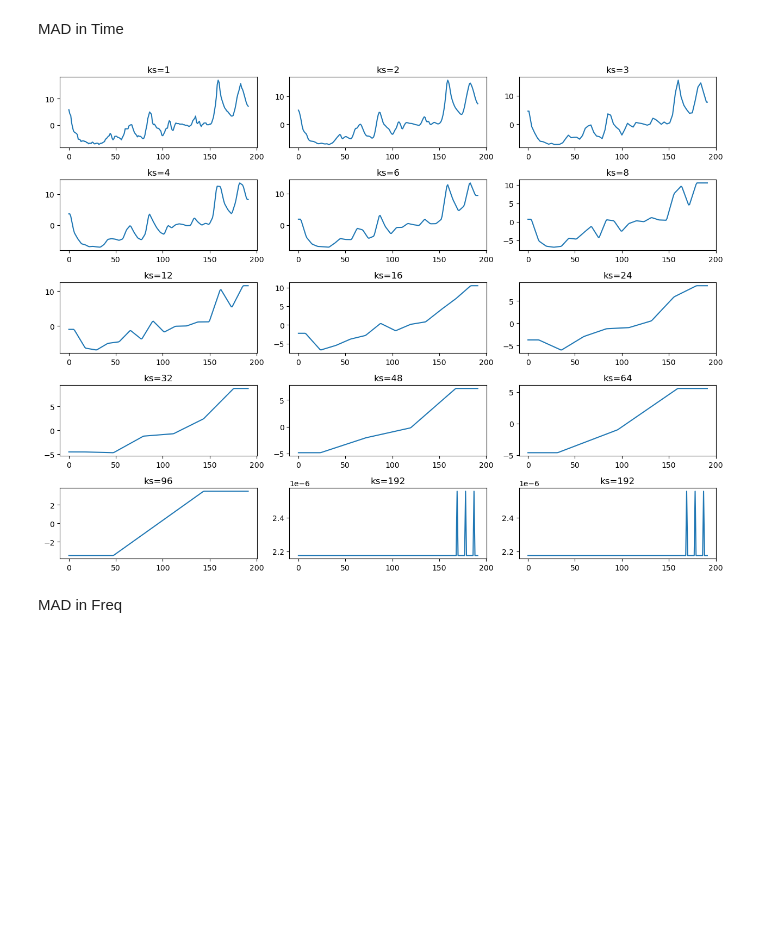
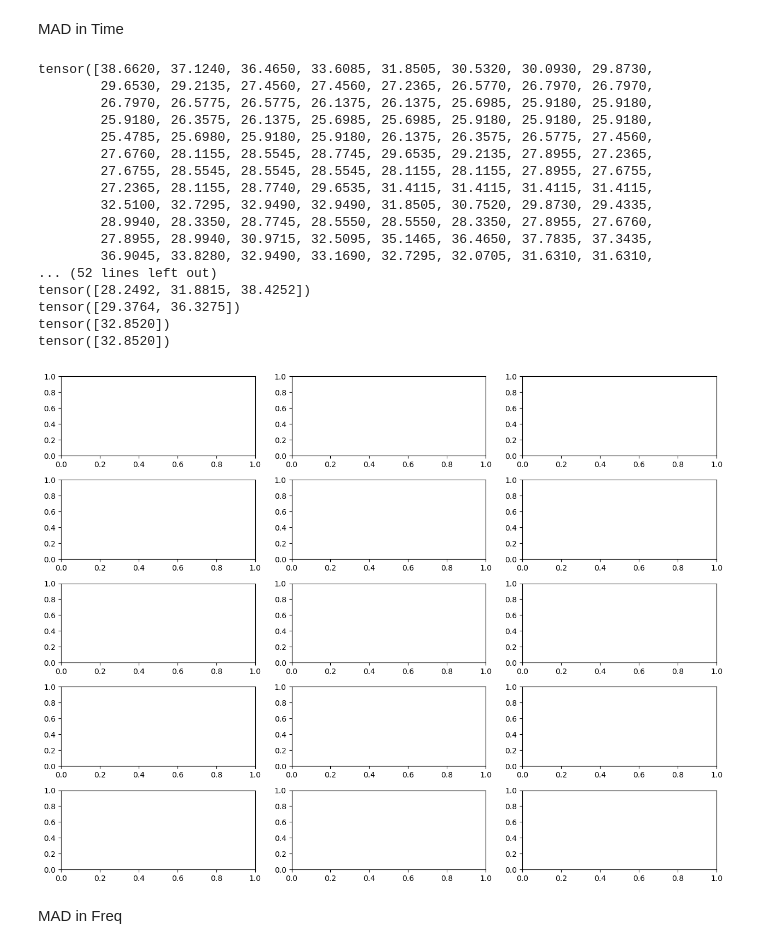
Before and after one commit to WillWang1113/Moving-Average-Diffusion, a Jupyter notebook: notebooks/degrade_fn.ipynb, the cells around one changed output. Saved outputs shown, nothing was run; the diff lists cells and outputs as text; code cells hidden in the pictures; blank space fills up the shorter version.

```diff
--- a/notebooks/degrade_fn.ipynb
+++ b/notebooks/degrade_fn.ipynb
@@ -63,33 +63,66 @@ MAD in Time
 # %%
 ks = [1] + get_factors(seq_len) + [seq_len]
 # ks = list(range(2, seq_len+1))
 real_steps = list(range(2, seq_len+1))
 fig, axs = plt.subplots(ceil(len(ks) / 3), 3, figsize=[6.4*2, 4.8*2])
 axs = axs.flatten()
 # betas = torch.load("/home/user/data/FrequencyDiffusion/savings/etth2_192_S/stdschedule_norm_True.pt")
 # betas = torch.sqrt(1-betas**2).float()
 raw_ = torch.from_numpy(df.values).reshape(1, -1, 1).float()
-mean = torch.mean(raw_, dim=1, keepdim=True)
-stdev = torch.sqrt(torch.var(raw_, dim=1, keepdim=True, unbiased=False) + 1e-6)
-x_norm = (raw_ - mean)
+# mean = torch.mean(raw_, dim=1, keepdim=True)
+# stdev = torch.sqrt(torch.var(raw_, dim=1, keepdim=True, unbiased=False) + 1e-6)
+# print(stdev)
+x_norm = raw_
+# x_norm = (raw_ - mean)
+# std_orig = torch.sqrt(torch.var(x_norm, dim=1, keepdim=True, unbiased=False) + 1e-6)
 
 for i, k in enumerate(ks):
-    mat = MovingAvgTime(k, seq_length=seq_len, stride=k)
+    mat = MovingAvgTime(k, seq_length=seq_len, stride=1)
     filtered_ = mat(x_norm)
+    filtered_ = torch.nn.functional.interpolate(
+                filtered_.permute(0, 2, 1),
+                size=seq_len - k + 1,
+                mode="nearest-exact",
+            )
+    filtered_ = filtered_[..., :: k].permute(0, 2, 1)
+
+    print(filtered_.flatten())
+    std_new = torch.sqrt(torch.var(filtered_, dim=1, keepdim=True, unbiased=False) + 1e-6)
+    # ratio = std_new / std_orig
+    # print(ratio)
+    # noisy_x = filtered_ + torch.sqrt(1 - ratio ** 2) * torch.randn_like(filtered_)
+    # std_noisy_x = torch.sqrt(torch.var(noisy_x, dim=1, keepdim=True, unbiased=False) + 1e-6)
     # filtered_ = torch.nn.functional.interpolate(
     #             filtered_.permute(0, 2, 1),
     #             size=288 - k + 1, mode='nearest-exact'
     #         )[..., :: k]
     if i > 0:
         noise = 0
         # noise = torch.randn_like(filtered_.flatten()) * betas[real_steps.index(k)]
     else:
         noise = 0
-    axs[i].plot(filtered_.flatten() + noise)
-    axs[i].set_title(f"ks={k}")
+    # axs[i].plot(noisy_x.flatten())
+    # axs[i].set_title(f"ks={k}")
 fig.tight_layout()
 # %% [output]
+tensor([38.6620, 37.1240, 36.4650, 33.6085, 31.8505, 30.5320, 30.0930, 29.8730,
+        29.6530, 29.2135, 27.4560, 27.4560, 27.2365, 26.5770, 26.7970, 26.7970,
+        26.7970, 26.5775, 26.5775, 26.1375, 26.1375, 25.6985, 25.9180, 25.9180,
+        25.9180, 26.3575, 26.1375, 25.6985, 25.6985, 25.9180, 25.9180, 25.9180,
+        25.4785, 25.6980, 25.9180, 25.9180, 26.1375, 26.3575, 26.5775, 27.4560,
+        27.6760, 28.1155, 28.5545, 28.7745, 29.6535, 29.2135, 27.8955, 27.2365,
+        27.6755, 28.5545, 28.5545, 28.5545, 28.1155, 28.1155, 27.8955, 27.6755,
+        27.2365, 28.1155, 28.7740, 29.6535, 31.4115, 31.4115, 31.4115, 31.4115,
+        32.5100, 32.7295, 32.9490, 32.9490, 31.8505, 30.7520, 29.8730, 29.4335,
+        28.9940, 28.3350, 28.7745, 28.5550, 28.5550, 28.3350, 27.8955, 27.6760,
+        27.8955, 28.9940, 30.9715, 32.5095, 35.1465, 36.4650, 37.7835, 37.3435,
+        36.9045, 33.8280, 32.9490, 33.1690, 32.7295, 32.0705, 31.6310, 31.6310,
+... (52 lines left out)
+tensor([28.2492, 31.8815, 38.4252])
+tensor([29.3764, 36.3275])
+tensor([32.8520])
+tensor([32.8520])
-[figure, old version]
+[figure, new version]
 # %%
 ks = [1]+get_factors(288) + [288]
 real_steps = list(range(2, 289))
```
Also changed, not shown: parts of 1 cell of this notebook, 30 other files.
